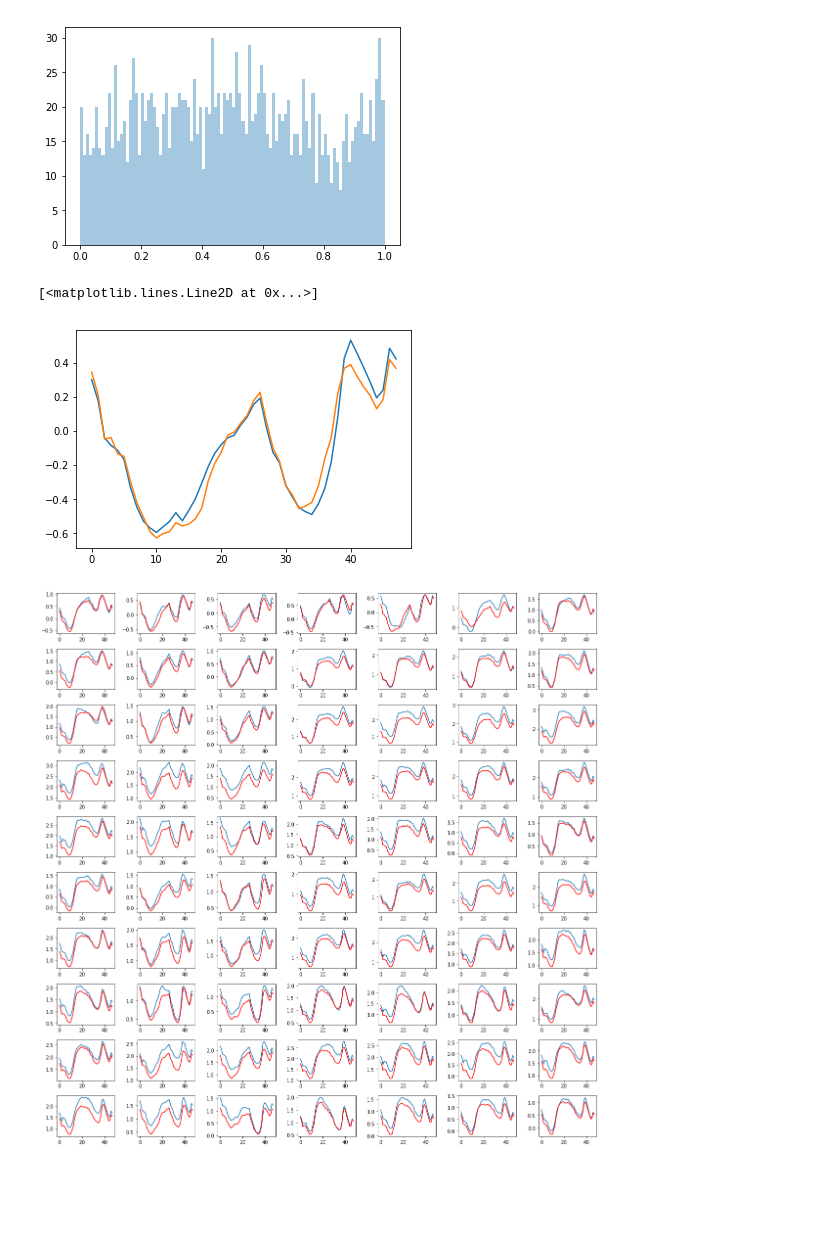
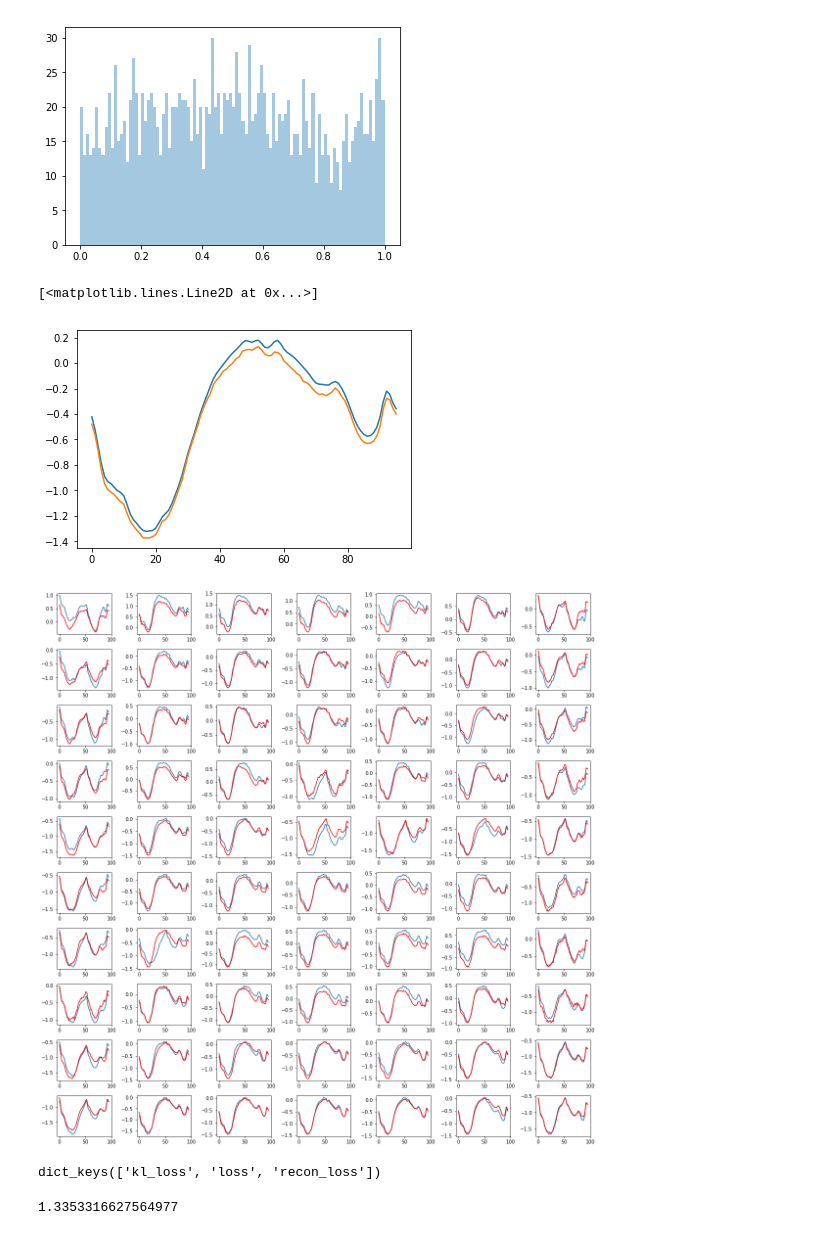
Before and after one commit to AntOliRsn/AutoEncoder, a Jupyter notebook: notebooks/conso_CVAE.ipynb, the cells around one changed output. Drawn from its saved outputs; the diff is of its cells as text; code cells hidden in the pictures; blank space fills up the shorter version.

```diff
--- a/notebooks/conso_CVAE.ipynb
+++ b/notebooks/conso_CVAE.ipynb
@@ -70,8 +72,15 @@ dataset['train']['x'][0].shape
 ### Build model
 # %%
 path_out = os.path.join(path_main_folder, 'out')
+# %%
+# Parameters
+cond_dim = dataset['train']['x'][1].shape[1]
+e_dims=[48,24,12]
+d_dims=[12,24,48]
+z_dim= 2
+beta = 1
 # %%
-name_model = 'cvae_conso_e48-24-12_d12-24-48_z2_gran-{}_x-{}_cond-{}'.format(name_granu, name_type_x, name_type_cond)
+name_model = 'cvae_conso_e48-24-12_d12-24-48_gran-{}_x-{}_cond-{}'.format(name_granu,name_type_x, name_type_cond)
 # %%
 name_model
 # %% [output]
@@ -79,10 +88,3 @@ name_model
-# %%
-# Parameters
-cond_dim = dataset['train']['x'][1].shape[1]
-e_dims=[48,24,12]
-d_dims=[12,24,48]
-z_dim=4
-beta = 0.4
 # %%
 model = CVAE(cond_dim=cond_dim,
              e_dims=e_dims,
@@ -135,7 +137,7 @@ Epoch 200/200
 # %% [markdown]
 ### Loading model
 # %%
-model.load_model(os.path.join(path_out, name_model, 'models'))
+#model.load_model(os.path.join(path_out, name_model, 'models'))
 # %% [markdown]
 ### Analysis of the latent space
 # %%
@@ -245,24 +245,28 @@ indice = 450
 # %%
-plt.plot(x[indice,:48])
-plt.plot(x_hat[indice,:48])
+plt.plot(x[indice,])
+plt.plot(x_hat[indice,])
 # %% [output]
 [<matplotlib.lines.Line2D at 0x...>]
-[figure, old version]
+[figure, new version]
 # %%
 fig, axes = plt.subplots(10,7, figsize=(16,16))
 
-ind = 0
+ind = 100
 
 for ax_row in axes:
     for ax in ax_row:
         # create a twin of the axis that shares the x-axis
         # plot some data on each axis.
-        ax.plot(x[ind,:48])
-        ax.plot(x_hat[ind,:48],'-r')
+        ax.plot(x[ind,:])
+        ax.plot(x_hat[ind,:],'-r')
 
         ind+=1
 
 plt.tight_layout()
 plt.show()
 # %% [output]
-[figure, old version]
+[figure, new version]
+# %%
+model.history.keys()
+# %% [output]
+dict_keys(['kl_loss', 'loss', 'recon_loss'])
@@ -268,0 +275,4 @@ plt.show()
+# %%
+el['kl_loss'][-1]
+# %% [output]
+1.3353316627564977
```
Also changed, not shown: parts of 16 cells of this notebook, 3 other files.
